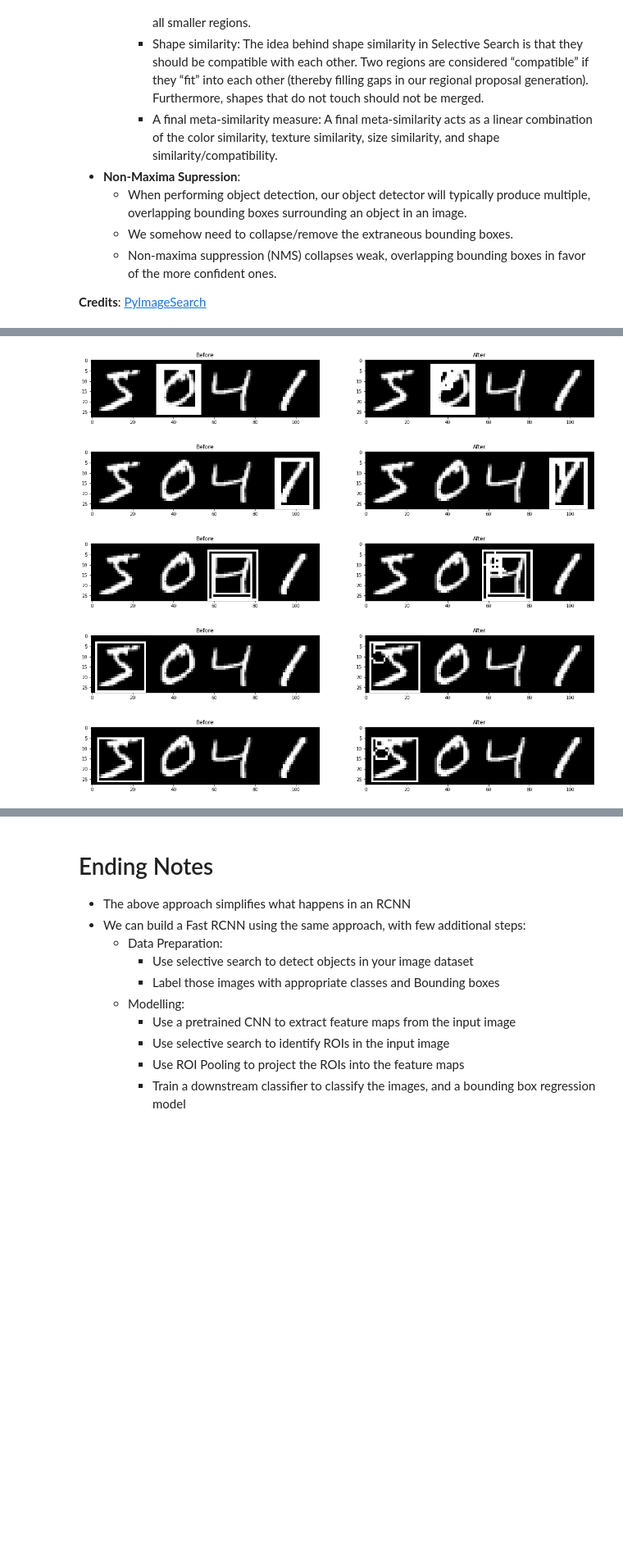
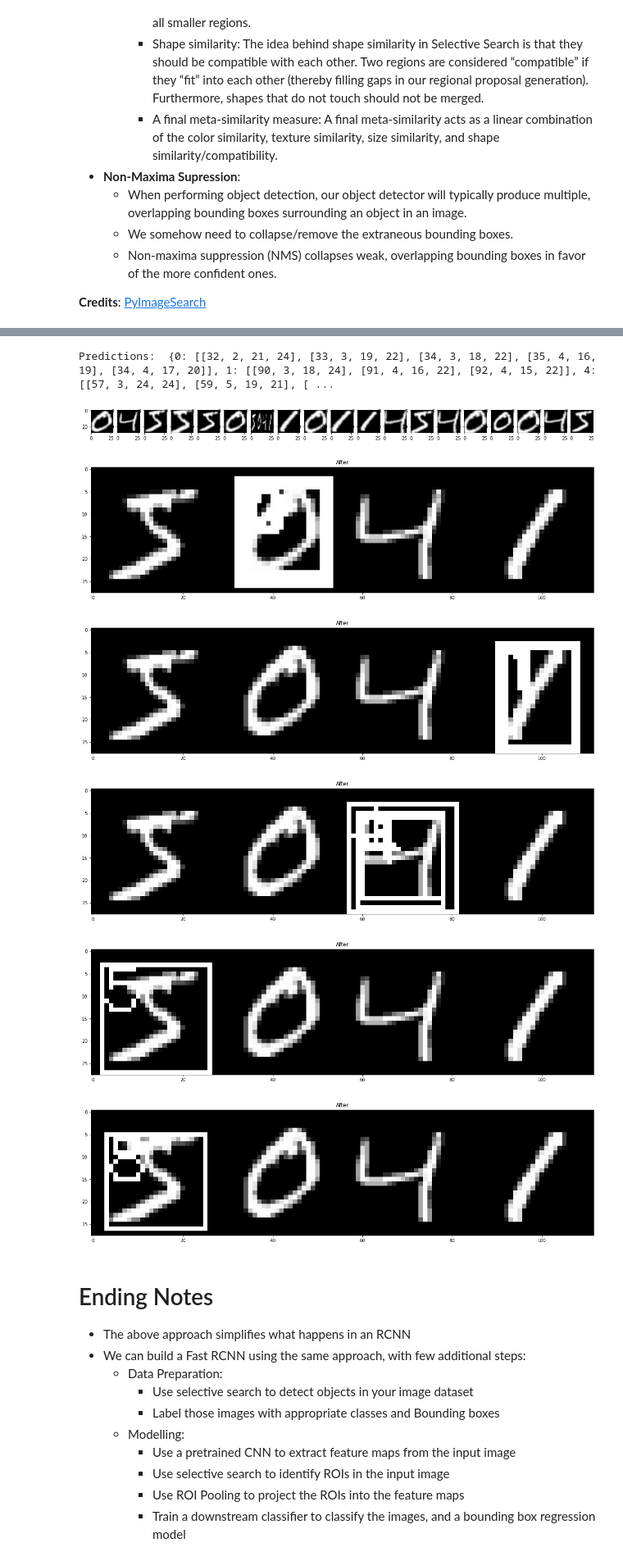
Before and after one commit to Ritvik19/Implemented-Data-Science, a Jupyter notebook: Object-Detection-Selective-Search.ipynb, the cells around one changed output, grey strips where cells are left out. Shown at 82% size. Drawn from its saved outputs; the diff is of its cells as text; code cells hidden in the pictures; blank space fills up the shorter version.

Commit message:
Kaggle Notebook | Object Detection: Selective Search

```diff
--- a/Object-Detection-Selective-Search.ipynb
+++ b/Object-Detection-Selective-Search.ipynb
@@ -45,3 +129,2 @@ import matplotlib.pyplot as plt
 # %%
-INPUT_SIZE = (28, 28)
-MIN_CONF = 0.9
+kwargs = dict(INPUT_SIZE=(28, 28), MIN_CONF=0.9, VISUALIZE=True, VIZ_ROIS=True)
@@ -130,29 +131,5 @@ preds
-# %%
-for label in sorted(labels.keys()):
-    clone = orig.copy()
-    fig, ax = plt.subplots(1, 2, figsize=(20, 6))
-    for (box, prob) in labels[label]:
-        (startX, startY, width, height) = box
-        endX = startX + width
-        endY = startY + height
-        cv2.rectangle(clone, (startX, startY), (endX, endY), (255, 255, 255), 1)
-    ax[0].imshow(clone, cmap='gray')
-    ax[0].set_title("Before")
-    clone = orig.copy()
-    boxes = np.array([p[0] for p in labels[label]])
-    proba = np.array([p[1] for p in labels[label]])
-    boxes = non_max_suppression(boxes, proba)
-
-    for (startX, startY, width, height) in boxes:
-        cv2.rectangle(clone, (startX, startY), (startX+width, startY+height), (255, 255, 255), 1)
-        y = startY - 10 if startY - 10 > 10 else startY + 10
-        cv2.putText(clone, str(label), (startX, y), cv2.FONT_HERSHEY_SIMPLEX, 0.45, (255, 255, 255), 1)
-
-    ax[1].imshow(clone, cmap='gray')
-    ax[1].set_title("After")
-# %% [output]
-[figure, removed]
-[figure, removed]
-[figure, removed]
-[figure, removed]
-[figure, removed]
+# %%
+model = SelectiveSearchObjectDetection('../input/mnist-net/mnist_net.h5', **kwargs)
+preds = model(orig)
+print("Predictions: ", preds)
+# %% [output]
@@ -159,3 +138,10 @@ for label in sorted(labels.keys()):
+Predictions:  {0: [[32, 2, 21, 24], [33, 3, 19, 22], [34, 3, 18, 22], [35, 4, 16, 19], [34, 4, 17, 20]], 1: [[90, 3, 18, 24], [91, 4, 16, 22], [92, 4, 15, 22]], 4: [[57, 3, 24, 24], [59, 5, 19, 21], [ ...
+[figure, added]
+[figure, added]
+[figure, added]
+[figure, added]
+[figure, added]
+[figure, added]
 # %% [markdown]
 # Ending Notes
 * The above approach simplifies what happens in an RCNN
```
Also changed, not shown: parts of 10 cells of this notebook.
